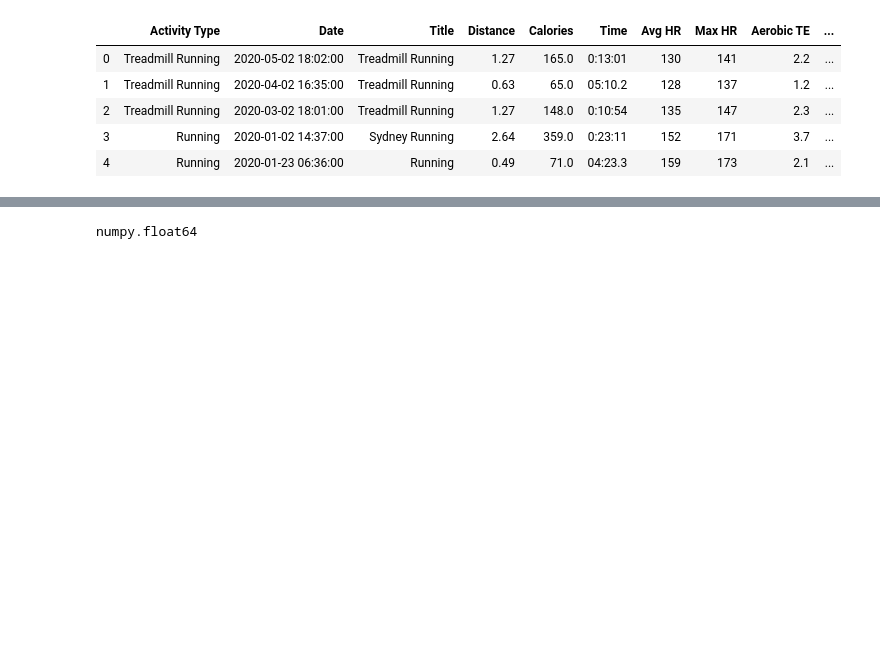
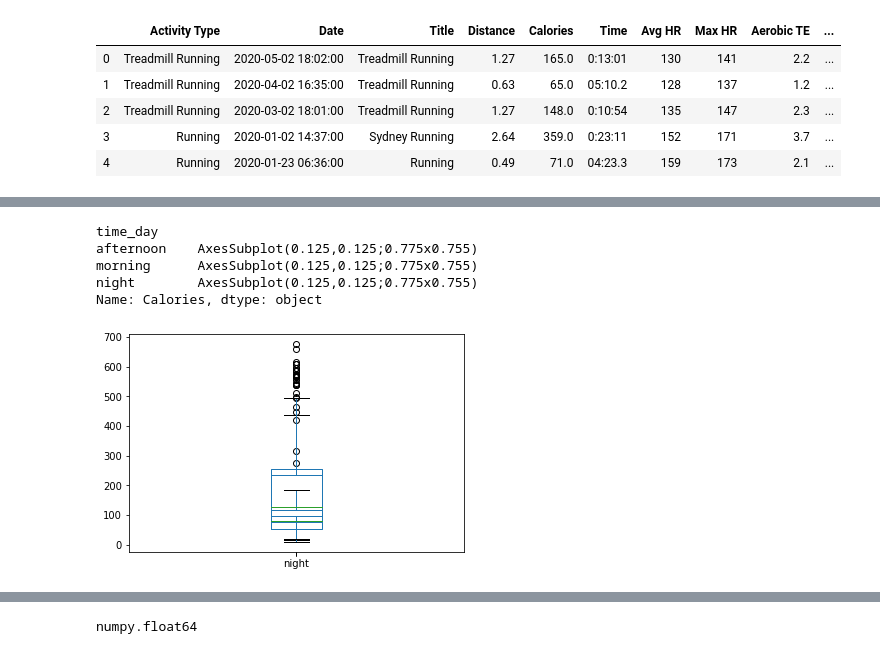
Before and after one commit to ramonpzg/codevelop-march-2020, a Jupyter notebook: analysis_dev.ipynb, the cells around one changed output, grey strips where cells are left out. Cells and saved outputs as stored; diff of their text form; code cells hidden in the pictures; blank space fills up the shorter version.

```diff
--- a/analysis_dev.ipynb
+++ b/analysis_dev.ipynb
@@ -7,6 +7,7 @@ import pandas as pd
 import numpy as np
 import matplotlib.pyplot as plt
 import seaborn as sns
+sns.set()
 import datetime
 import altair as alt
 pd.set_option('display.max_columns', None)
@@ -186,0 +203,2 @@ df.head()
+# %%
+time_day_group = df.groupby(['time_day'])
@@ -186,0 +246,9 @@ df.head()
+# %%
+time_day_group['Calories'].plot(kind='box')
+# %% [output]
+time_day
+afternoon    AxesSubplot(0.125,0.125;0.775x0.755)
+morning      AxesSubplot(0.125,0.125;0.775x0.755)
+night        AxesSubplot(0.125,0.125;0.775x0.755)
+Name: Calories, dtype: object
+[figure, added]
```
Also changed, not shown: parts of 22 cells of this notebook.
